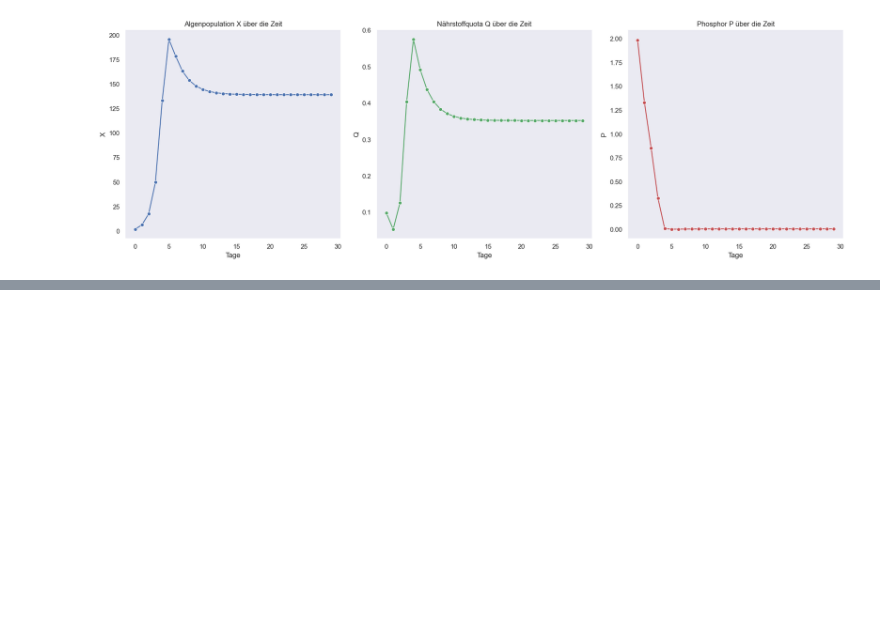
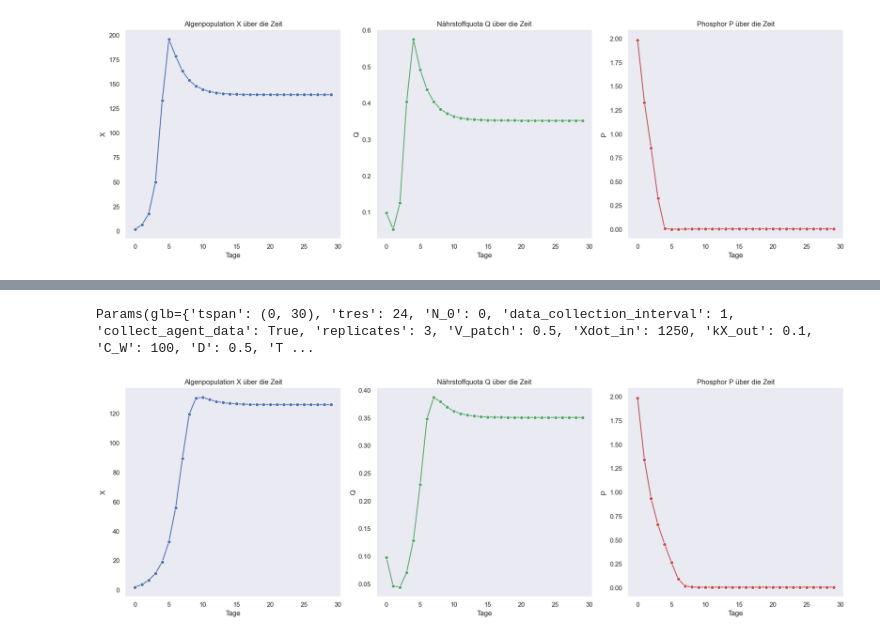
Before and after one commit to Valentin-Schwarz/mempyDEB, a Jupyter notebook: mempyDEB/DEBIBM/algea_model_working_and_visual.ipynb, the cells around one changed output, grey strips where cells are left out. Drawn from its saved outputs; the diff is of its cells as text; code cells hidden in the pictures; blank space fills up the shorter version.

```diff
--- a/mempyDEB/DEBIBM/algea_model_working_and_visual.ipynb
+++ b/mempyDEB/DEBIBM/algea_model_working_and_visual.ipynb
@@ -62,0 +91,42 @@ plt.show()
+# %%
+p = deepcopy(defaultparams_DEBIBM)
+p.glb['tspan'] = (0,30)
+p.glb['data_collection_interval'] = 1
+p.glb['N_0']= 0
+p.glb['C_W'] = 100
+print(p)
+sim = simulate_DEBIBM(p) # runs the baseline model (a variant of DEBkiss) with default parameters
+mout, aout = sim
+# Visualisierung mit Seaborn
+plt.figure(figsize=(18, 6))
+
+# Plot für X
+plt.subplot(1, 3, 1)  # 1 Zeile, 3 Spalten, 1. Subplot
+sns.lineplot(data=mout, x='t_day', y='X', marker='o', color='b')
+plt.title('Algenpopulation X über die Zeit')
+plt.xlabel('Tage')
+plt.ylabel('X')
+plt.grid()
+
+# Plot für Q
+plt.subplot(1, 3, 2)  # 1 Zeile, 3 Spalten, 2. Subplot
+sns.lineplot(data=mout, x='t_day', y='Q', marker='o', color='g')
+plt.title('Nährstoffquota Q über die Zeit')
+plt.xlabel('Tage')
+plt.ylabel('Q')
+plt.grid()
+
+# Plot für P
+plt.subplot(1, 3, 3)  # 1 Zeile, 3 Spalten, 3. Subplot
+sns.lineplot(data=mout, x='t_day', y='P', marker='o', color='r')
+plt.title('Phosphor P über die Zeit')
+plt.xlabel('Tage')
+plt.ylabel('P')
+plt.grid()
+
+# Layout anpassen und angezeigt
+plt.tight_layout()
+plt.show()
+# %% [output]
+Params(glb={'tspan': (0, 30), 'tres': 24, 'N_0': 0, 'data_collection_interval': 1, 'collect_agent_data': True, 'replicates': 3, 'V_patch': 0.5, 'Xdot_in': 1250, 'kX_out': 0.1, 'C_W': 100, 'D': 0.5, 'T ...
+[figure, added]
```
Also changed, not shown: parts of 2 cells of this notebook, 1 other file.
